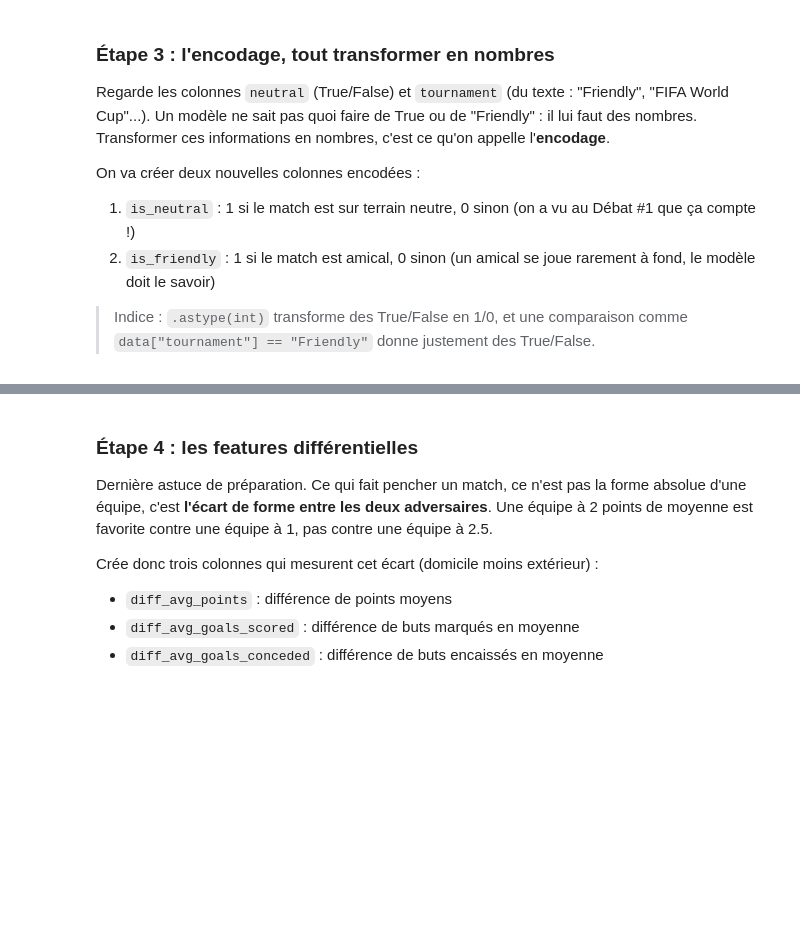
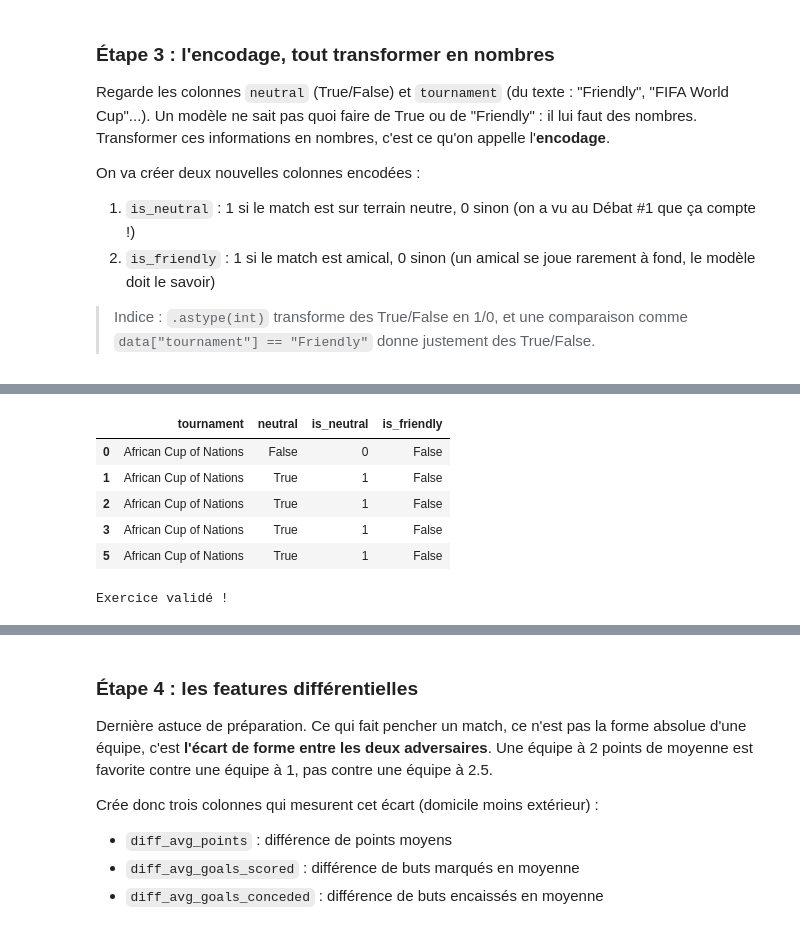
Before and after one commit to Samuel255231/MachineLearnia-Cahier-de-Vacances-2026, a Jupyter notebook: Projet_02/projet_02.ipynb, the cells around one changed output, grey strips where cells are left out. Cells and saved outputs as stored; diff of their text form; code cells hidden in the pictures; blank space fills up the shorter version.

```diff
--- a/Projet_02/projet_02.ipynb
+++ b/Projet_02/projet_02.ipynb
@@ -314,5 +362,9 @@ Que veut-on prédire exactement ? Le vainqueur du match. Dans une phase finale d
 # %%
 ### START CODE HERE ###
+data = df[df['home_score'] != df['away_score']]
+data.copy()
+data["home_win"] =data['home_score'] > data['away_score']
+data["home_win"].astype(int)
 
 ### END CODE HERE ###
 
@@ -334,3 +393,5 @@ On va créer deux nouvelles colonnes encodées :
 2. `is_friendly` : 1 si le match est amical, 0 sinon (un amical se joue rarement à fond, le modèle doit le savoir)
 
 > Indice : `.astype(int)` transforme des True/False en 1/0, et une comparaison comme `data["tournament"] == "Friendly"` donne justement des True/False.
+# %%
+data["is_friendly"]=data['tournament'] == "Friendly"
@@ -337,11 +411,23 @@ On va créer deux nouvelles colonnes encodées :
 # %%
 ### START CODE HERE ###
+data["is_friendly"]=data['tournament'] == "Friendly"
+data["is_friendly"].astype(int)
+data["is_neutral"] = data["neutral"].replace([True,False], [1,0])
+data["is_neutral"].astype(int)
 
 ### END CODE HERE ###
 
 display(data[["tournament", "neutral", "is_neutral", "is_friendly"]].head())
 
 assert set(data["is_neutral"].unique()) <= {0, 1}, "is_neutral doit valoir 0 ou 1"
 assert set(data["is_friendly"].unique()) <= {0, 1}, "is_friendly doit valoir 0 ou 1"
 assert data["is_friendly"].sum() == (data["tournament"] == "Friendly").sum(), "is_friendly ne correspond pas"
 print("Exercice validé !")
+# %% [output]
+|  | tournament | neutral | is_neutral | is_friendly |
+| 0 | African Cup of Nations | False | 0 | False |
+| 1 | African Cup of Nations | True | 1 | False |
+| 2 | African Cup of Nations | True | 1 | False |
+| 3 | African Cup of Nations | True | 1 | False |
+| 5 | African Cup of Nations | True | 1 | False |
+Exercice validé !
```
Also changed, not shown: parts of 16 cells of this notebook, 4 other files.
